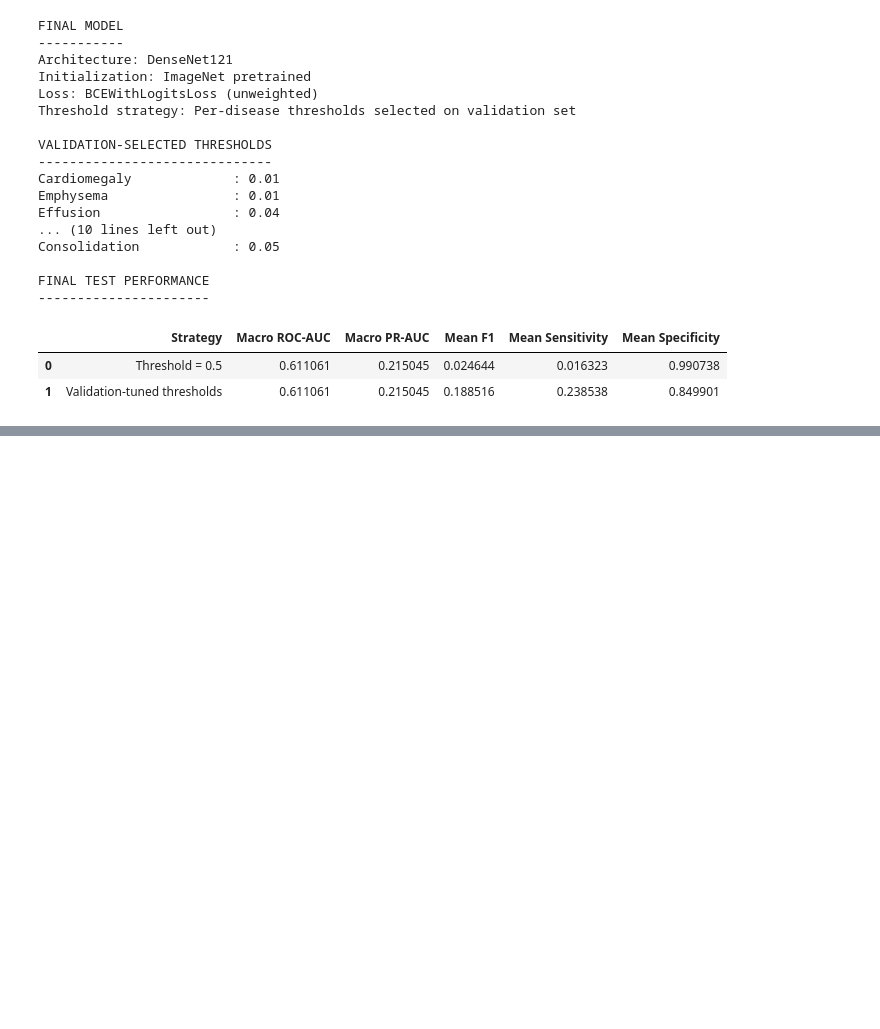
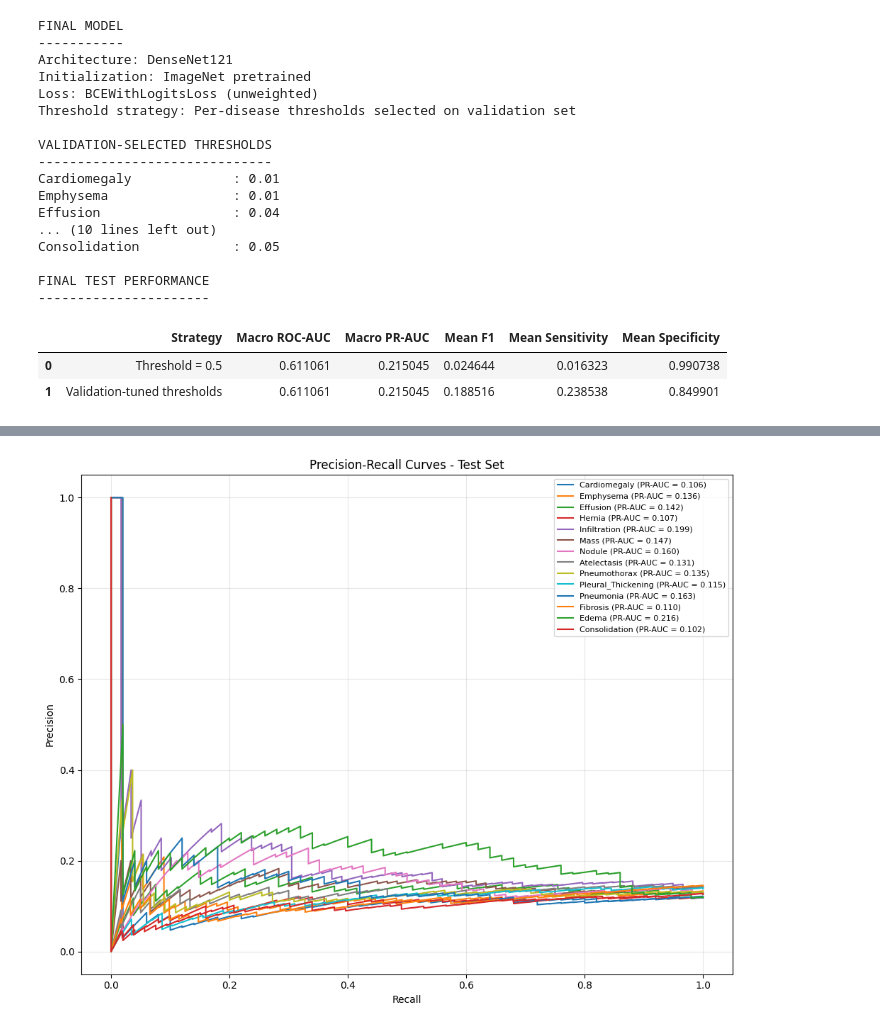
Before and after one commit to aimeloick-aims-ai/Biomedical-AI, a Jupyter notebook: Medical Imaging/Chest X-Ray Medical Diagnosis with Deep Learning/chest_xray_classification_mutilabels_un_weighted.ipynb, the cells around one changed output, grey strips where cells are left out. Cells and saved outputs as stored; diff of their text form; code cells hidden in the pictures; blank space fills up the shorter version.

```diff
--- a/Medical Imaging/Chest X-Ray Medical Diagnosis with Deep Learning/chest_xray_classification_mutilabels_un_weighted.ipynb
+++ b/Medical Imaging/Chest X-Ray Medical Diagnosis with Deep Learning/chest_xray_classification_mutilabels_un_weighted.ipynb
@@ -1278,0 +1360,36 @@ FINAL TEST PERFORMANCE
+# %%
+plt.figure(figsize=(10, 8))
+
+for i, disease in enumerate(disease_names):
+
+    y_true_i = y_true_test[:, i]
+    y_prob_i = y_prob_test[:, i]
+
+    if y_true_i.sum() == 0:
+        continue
+
+    precision, recall, _ = precision_recall_curve(
+        y_true_i,
+        y_prob_i
+    )
+
+    pr_auc = average_precision_score(
+        y_true_i,
+        y_prob_i
+    )
+
+    plt.plot(
+        recall,
+        precision,
+        label=f"{disease} (PR-AUC = {pr_auc:.3f})"
+    )
+
+plt.xlabel("Recall")
+plt.ylabel("Precision")
+plt.title("Precision-Recall Curves - Test Set")
+plt.legend(fontsize=8)
+plt.grid(alpha=0.3)
+plt.tight_layout()
+plt.show()
+# %% [output]
+[figure, added]
```
Also changed, not shown: parts of 4 cells of this notebook, 32 other files.
